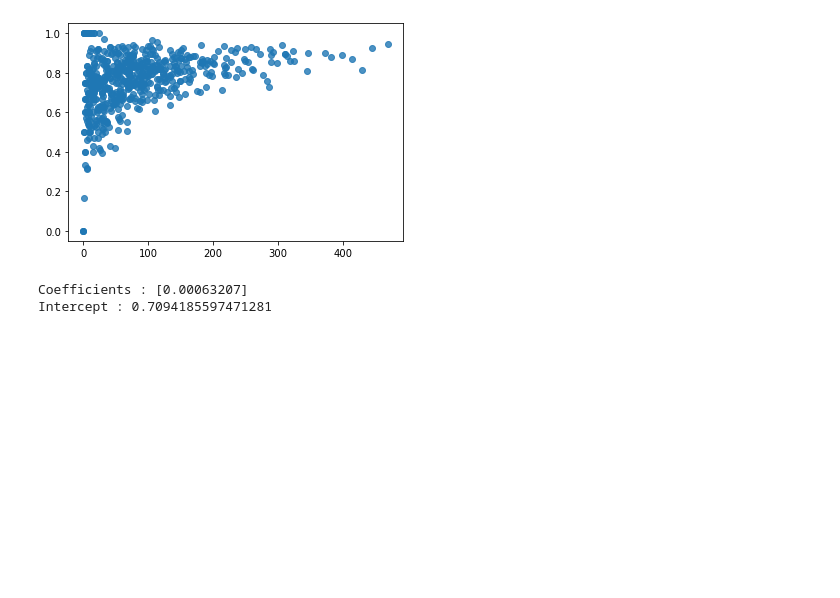
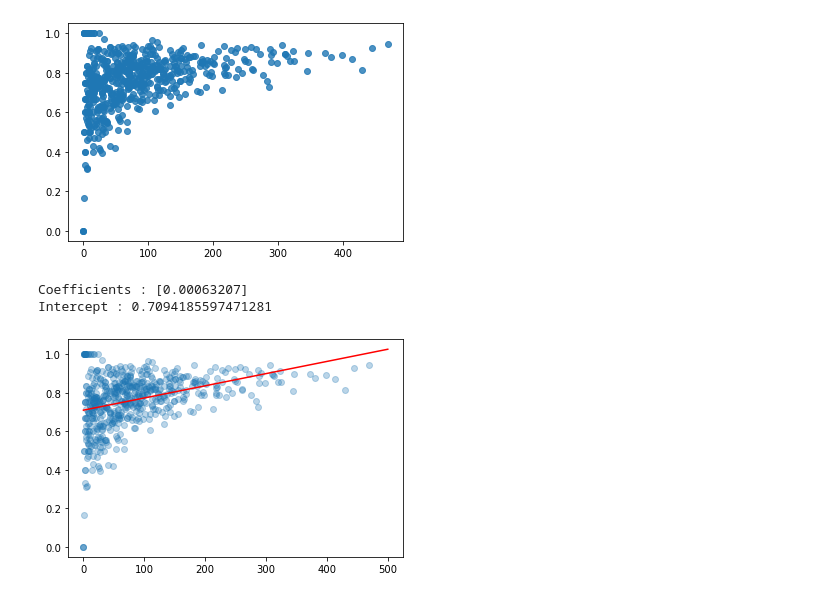
Before and after one commit to ananan37326/Sports-Analytics-Handbook, a Jupyter notebook: Linear Regression.ipynb, the cells around one changed output. Cells and saved outputs as stored; diff of their text form; code cells hidden in the pictures; blank space fills up the shorter version.

```diff
--- a/Linear Regression.ipynb
+++ b/Linear Regression.ipynb
@@ -67,0 +66,6 @@ plt.
+# %%
+plt.scatter(total_passes, percentage,alpha=0.3)
+plt.plot(xfit,yfit,'r')
+plt.show()
+# %% [output]
+[figure, added]
```
Also changed, not shown: parts of 1 cell of this notebook, 1 other file.
